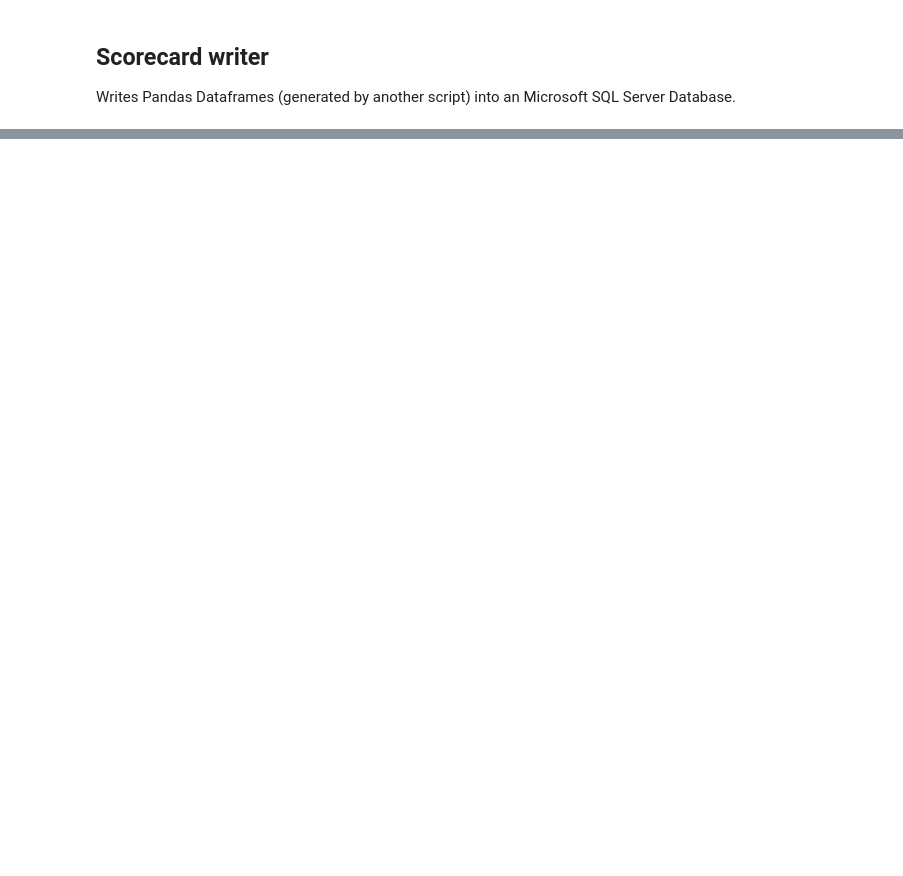
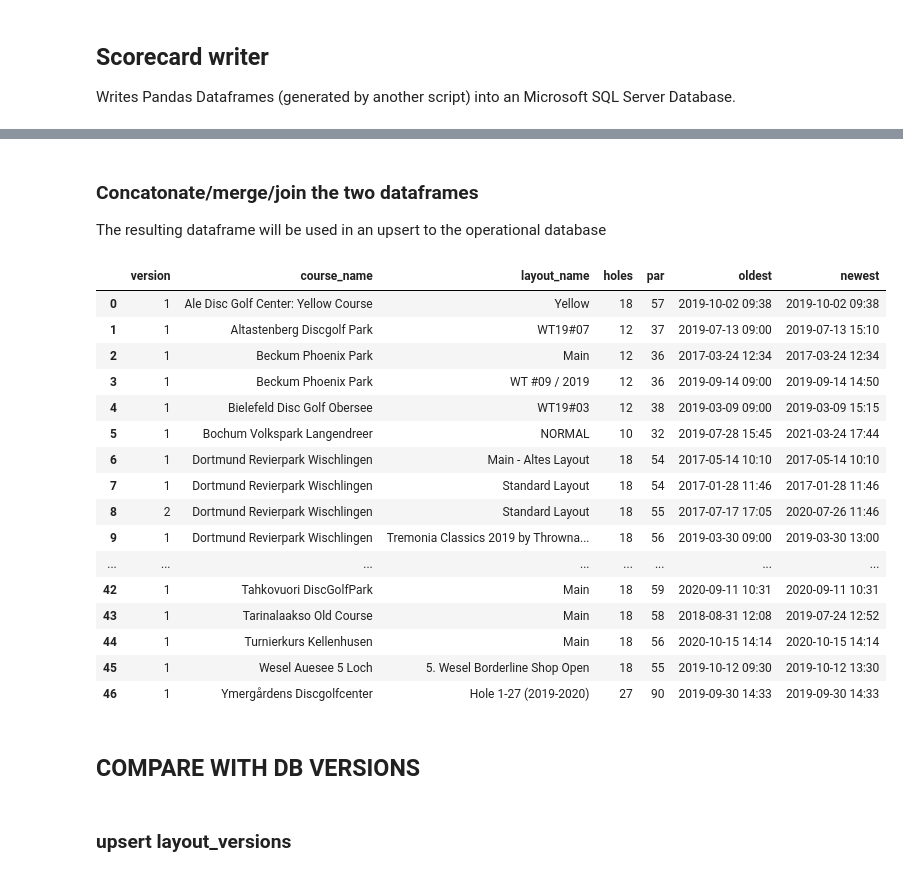
Before and after one commit to JulianBrink/discy, a Jupyter notebook: discy/scorecard_writer.ipynb, the cells around one changed output, grey strips where cells are left out. Saved outputs shown, nothing was run; the diff lists cells and outputs as text; code cells hidden in the pictures; blank space fills up the shorter version.

```diff
--- a/discy/scorecard_writer.ipynb
+++ b/discy/scorecard_writer.ipynb
@@ -78,0 +422,71 @@ ValueError: columns overlap but no suffix specified: Index(['course_name'], dtyp
+# %% [markdown]
+### Concatonate/merge/join the two dataframes
+
+The resulting dataframe will be used in an upsert to the operational database
+# %%
+layout_versions =  pd.merge(layout_versions_df_from_db,
+                    layout_versions_df_from_pardata,
+                    how='outer',
+                    on=['version', 'course_name','layout_name','oldest','newest','holes' ,'par'],
+                    left_on=None,
+                    right_on=None,
+                    left_index=False,
+                    right_index=False,
+                    sort=False,
+                    suffixes=('_x', '_y'),
+                    copy=True,
+                    indicator=False,
+                    validate=None)
+# %%
+## group the merged dataframe, on identical layout versions, update dates
+layout_versions = layout_versions.groupby(
+    ['course_name', 'layout_name', 'holes', 'par']).agg(
+    { 'oldest':'min', 'newest':'max'}, axis=0).reset_index()
+layout_versions.insert(0, "version", 0)
+## check for number of layout versions after the grouping
+check_mults = layout_versions.loc[:,['course_name', 'layout_name']].value_counts()
+## filter dataframe to all layouts with only one version
+set_ones = check_mults[check_mults.values == 1]
+set_ones = set_ones.reset_index().drop(columns=[0])
+
+##use mask to set version to 1
+mask = layout_versions.course_name.isin(
+    set_ones.course_name) & layout_versions.layout_name.isin(
+    set_ones.layout_name)
+layout_versions.version = layout_versions.version.where(~mask, other=1)
+
+## filter dataframe to all layouts with multiple versions
+set_multiples = layout_versions.loc[layout_versions.loc[:,'version'] == 0,:]
+set_multiples = set_multiples.reset_index()
+## fetch count of versions for all layouts with multiple versions
+mult_counts = set_multiples.loc[:,['course_name', 'layout_name']].loc[
+    set_multiples.loc[:,'version'] == 0,:].value_counts()
+## fetch indice of first layout with multiple versions
+mult_indices = set_multiples.groupby(['course_name', 'layout_name']).agg({'index':'min'}, axis=0)['index']
+### comparison check/update versions
+for i in range(mult_counts.size):
+    layout_versions.iloc[mult_indices[i]:mult_indices[i]+mult_counts[i],0] = pd.Series(range(1,mult_counts[i]+1
+                   ))
+layout_versions
+# %% [output]
+|  | version | course_name | layout_name | holes | par | oldest | newest |
+| 0 | 1 | Ale Disc Golf Center: Yellow Course | Yellow | 18 | 57 | 2019-10-02 09:38 | 2019-10-02 09:38 |
+| 1 | 1 | Altastenberg Discgolf Park | WT19#07 | 12 | 37 | 2019-07-13 09:00 | 2019-07-13 15:10 |
+| 2 | 1 | Beckum Phoenix Park | Main | 12 | 36 | 2017-03-24 12:34 | 2017-03-24 12:34 |
+| 3 | 1 | Beckum Phoenix Park | WT #09 / 2019 | 12 | 36 | 2019-09-14 09:00 | 2019-09-14 14:50 |
+| 4 | 1 | Bielefeld Disc Golf Obersee | WT19#03 | 12 | 38 | 2019-03-09 09:00 | 2019-03-09 15:15 |
+| 5 | 1 | Bochum Volkspark Langendreer | NORMAL | 10 | 32 | 2019-07-28 15:45 | 2021-03-24 17:44 |
+| 6 | 1 | Dortmund Revierpark Wischlingen | Main - Altes Layout | 18 | 54 | 2017-05-14 10:10 | 2017-05-14 10:10 |
+| 7 | 1 | Dortmund Revierpark Wischlingen | Standard Layout | 18 | 54 | 2017-01-28 11:46 | 2017-01-28 11:46 |
+| 8 | 2 | Dortmund Revierpark Wischlingen | Standard Layout | 18 | 55 | 2017-07-17 17:05 | 2020-07-26 11:46 |
+| 9 | 1 | Dortmund Revierpark Wischlingen | Tremonia Classics 2019 by Throwna... | 18 | 56 | 2019-03-30 09:00 | 2019-03-30 13:00 |
+| ... | ... | ... | ... | ... | ... | ... | ... |
+| 42 | 1 | Tahkovuori DiscGolfPark | Main | 18 | 59 | 2020-09-11 10:31 | 2020-09-11 10:31 |
+| 43 | 1 | Tarinalaakso Old Course | Main | 18 | 58 | 2018-08-31 12:08 | 2019-07-24 12:52 |
+| 44 | 1 | Turnierkurs Kellenhusen | Main | 18 | 56 | 2020-10-15 14:14 | 2020-10-15 14:14 |
+| 45 | 1 | Wesel Auesee 5 Loch | 5. Wesel Borderline Shop Open | 18 | 55 | 2019-10-12 09:30 | 2019-10-12 13:30 |
+| 46 | 1 | Ymergårdens Discgolfcenter | Hole 1-27 (2019-2020) | 27 | 90 | 2019-09-30 14:33 | 2019-09-30 14:33 |
+# %% [markdown]
+## COMPARE WITH DB VERSIONS
+# %% [markdown]
+### upsert layout_versions
```
Also changed, not shown: parts of 40 cells of this notebook, 8 other files.
